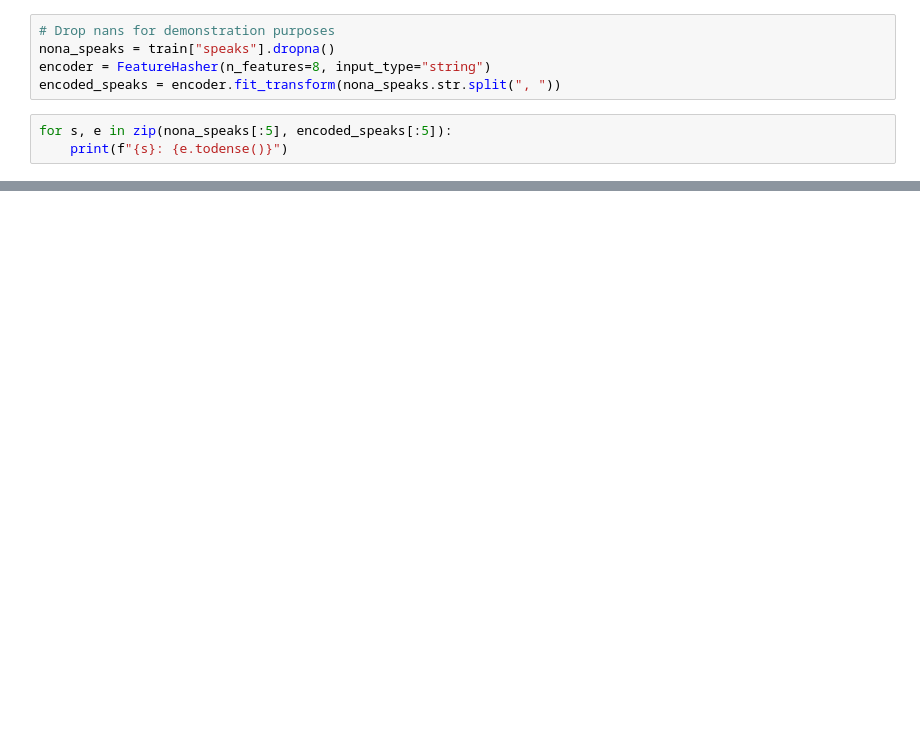
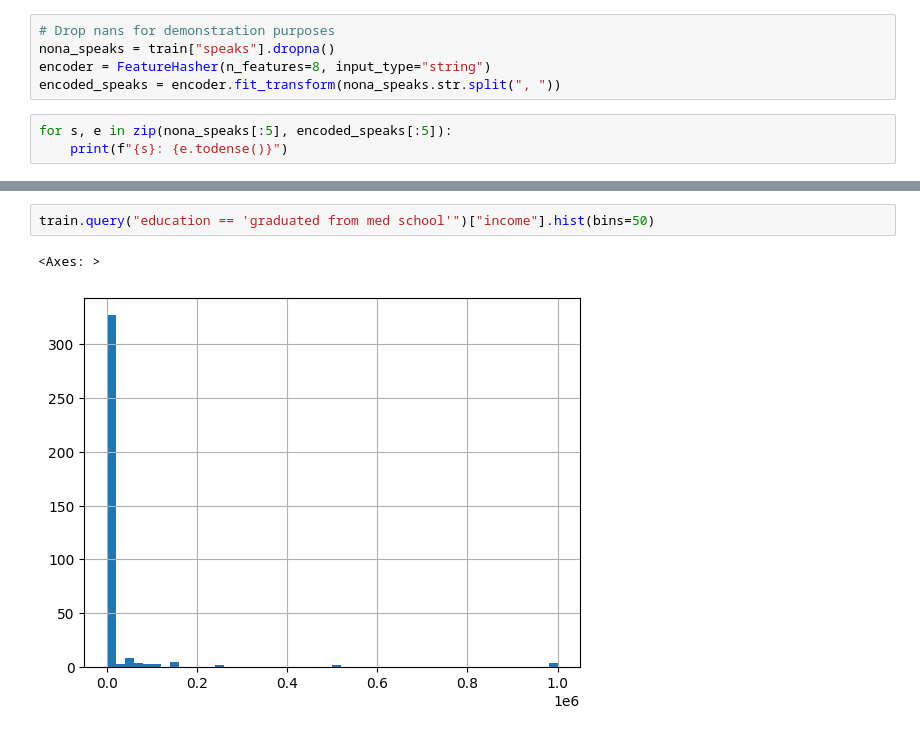
Before and after one commit to mru-data3464/w26, a Jupyter notebook: demo_code/04_categorical/catdemo.ipynb, the cells around one changed output, grey strips where cells are left out. Saved outputs shown, nothing was run; the diff lists cells and outputs as text; blank space fills up the shorter version.

```diff
--- a/demo_code/04_categorical/catdemo.ipynb
+++ b/demo_code/04_categorical/catdemo.ipynb
@@ -41,0 +151,5 @@ for cat, enc in sorted(zip(edu_encoder.categories_[0], edu_encoder.encodings_[0]
+# %%
+train.query("education == 'graduated from med school'")["income"].hist(bins=50)
+# %% [output]
+<Axes: >
+[figure, added]
```
Also changed, not shown: parts of 7 cells of this notebook, 1 other file.
